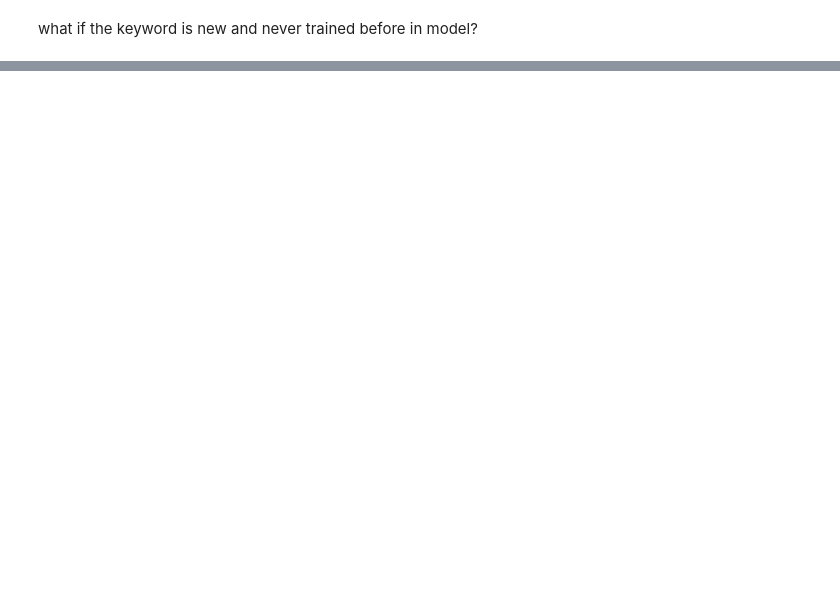
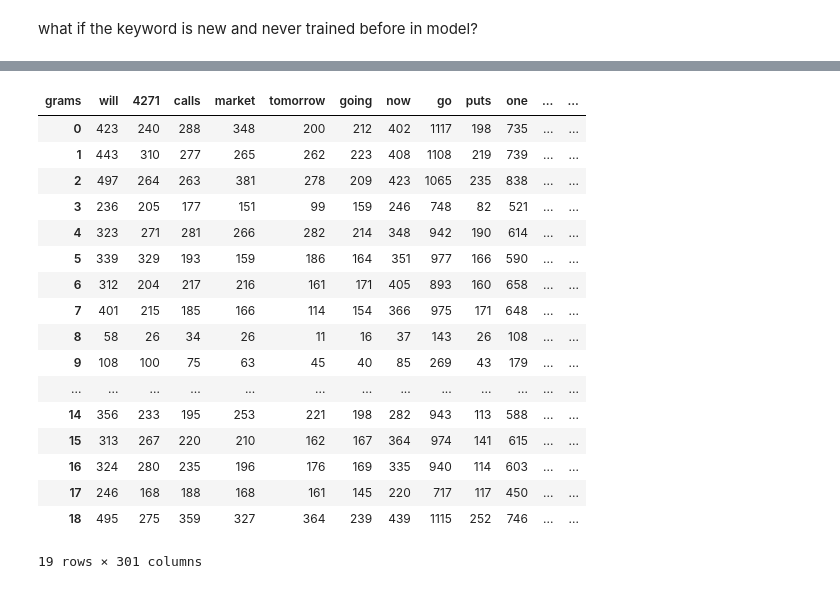
Before and after one commit to SChiu-project/CUSCS_project, a Jupyter notebook: Inspection_&_processing.ipynb, the cells around one changed output, grey strips where cells are left out. Drawn from its saved outputs; the diff is of its cells as text; code cells hidden in the pictures; blank space fills up the shorter version.

```diff
--- a/Inspection_&_processing.ipynb
+++ b/Inspection_&_processing.ipynb
@@ -631,0 +704,4 @@ for fold, (trn_idx, val_idx) in enumerate(skf.split(train_df['text_cleaned'], tr
+# %%
+df_unigrams_cleaned_second
+df_unigrams_cleaned_second_tomerge = df_unigrams_cleaned_second[:100]
+df_unigrams_cleaned_second_tomerge
@@ -631,0 +722,4 @@ for fold, (trn_idx, val_idx) in enumerate(skf.split(train_df['text_cleaned'], tr
+# %%
+df_bigrams_cleaned_second
+df_bigrams_cleaned_second_tomerge = df_bigrams_cleaned_second[:100]
+df_bigrams_cleaned_second_tomerge
@@ -631,0 +740,4 @@ for fold, (trn_idx, val_idx) in enumerate(skf.split(train_df['text_cleaned'], tr
+# %%
+df_trigrams_cleaned_second
+df_trigrams_cleaned_second_tomerge = df_trigrams_cleaned_second[:100]
+df_trigrams_cleaned_second_tomerge
@@ -631,0 +758,5 @@ for fold, (trn_idx, val_idx) in enumerate(skf.split(train_df['text_cleaned'], tr
+# %%
+# create a series contiaing first 100 unigram, bigram , trigram
+
+list_top100gram = pd.concat([df_unigrams_cleaned_second_tomerge['grams'] , df_bigrams_cleaned_second_tomerge['grams'] , df_trigrams_cleaned_second_tomerge['grams']], axis=0)
+list_top100gram
@@ -631,0 +776,30 @@ for fold, (trn_idx, val_idx) in enumerate(skf.split(train_df['text_cleaned'], tr
+# %%
+# create a df containings n columns each with 1 key word, each row of record shows the count of frequency of each keyword in the raw text
+
+df_top100gram = pd.DataFrame(columns=list_top100gram, index=consol_df.index)
+for i, row in consol_df.iterrows():
+    for gram in list_top100gram:
+        count = row['comments_cleaned_second'].count(gram)
+        df_top100gram.at[i, gram] = count
+
+df_top100gram['title'] = consol_df['title']
+df_top100gram
+# %% [output]
+| grams | will | 4271 | calls | market | tomorrow | going | now | go | puts | one | ... | ... |
+| 0 | 423 | 240 | 288 | 348 | 200 | 212 | 402 | 1117 | 198 | 735 | ... | ... |
+| 1 | 443 | 310 | 277 | 265 | 262 | 223 | 408 | 1108 | 219 | 739 | ... | ... |
+| 2 | 497 | 264 | 263 | 381 | 278 | 209 | 423 | 1065 | 235 | 838 | ... | ... |
+| 3 | 236 | 205 | 177 | 151 | 99 | 159 | 246 | 748 | 82 | 521 | ... | ... |
+| 4 | 323 | 271 | 281 | 266 | 282 | 214 | 348 | 942 | 190 | 614 | ... | ... |
+| 5 | 339 | 329 | 193 | 159 | 186 | 164 | 351 | 977 | 166 | 590 | ... | ... |
+| 6 | 312 | 204 | 217 | 216 | 161 | 171 | 405 | 893 | 160 | 658 | ... | ... |
+| 7 | 401 | 215 | 185 | 166 | 114 | 154 | 366 | 975 | 171 | 648 | ... | ... |
+| 8 | 58 | 26 | 34 | 26 | 11 | 16 | 37 | 143 | 26 | 108 | ... | ... |
+| 9 | 108 | 100 | 75 | 63 | 45 | 40 | 85 | 269 | 43 | 179 | ... | ... |
+| ... | ... | ... | ... | ... | ... | ... | ... | ... | ... | ... | ... | ... |
+| 14 | 356 | 233 | 195 | 253 | 221 | 198 | 282 | 943 | 113 | 588 | ... | ... |
+| 15 | 313 | 267 | 220 | 210 | 162 | 167 | 364 | 974 | 141 | 615 | ... | ... |
+| 16 | 324 | 280 | 235 | 196 | 176 | 169 | 335 | 940 | 114 | 603 | ... | ... |
+| 17 | 246 | 168 | 188 | 168 | 161 | 145 | 220 | 717 | 117 | 450 | ... | ... |
+| 18 | 495 | 275 | 359 | 327 | 364 | 239 | 439 | 1115 | 252 | 746 | ... | ... |
+19 rows × 301 columns
```
Also changed, not shown: parts of 33 cells of this notebook.
